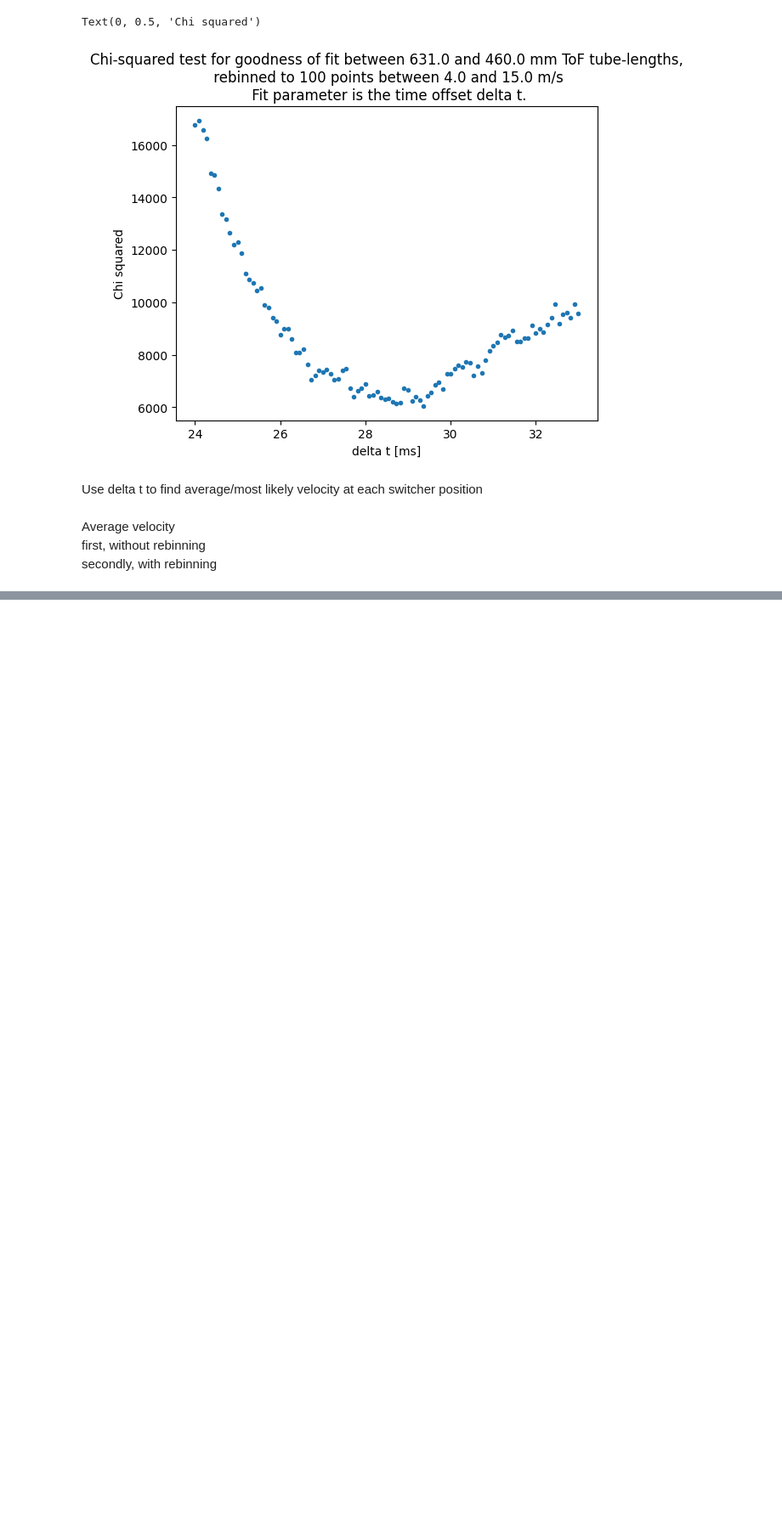
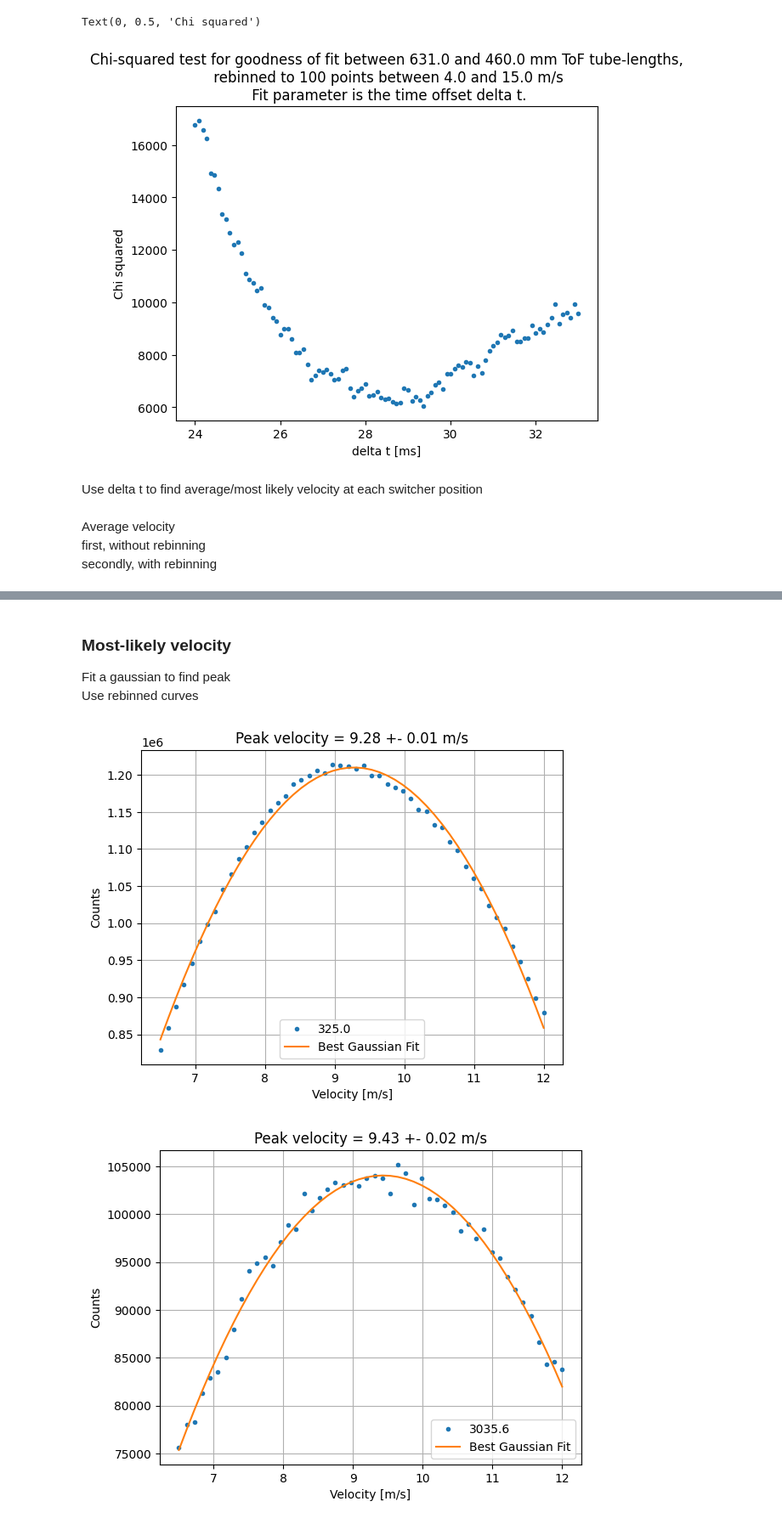
Before and after one commit to felixfisc/qBounce_turbine_sweetspot, a Jupyter notebook: cascade_ToF.ipynb, the cells around one changed output, grey strips where cells are left out. Shown at 85% size. Saved outputs shown, nothing was run; the diff lists cells and outputs as text; code cells hidden in the pictures; blank space fills up the shorter version.

Commit message:
added gaussian fit

```diff
--- a/cascade_ToF.ipynb
+++ b/cascade_ToF.ipynb
@@ -962,9 +962,6 @@ first, without rebinning
 secondly, with rebinning
 # %%
 #plot_tof_interpolate(data_s631, bin_darkcounts_s631, labels_s631, cut = 250, deltat = 28.3)
-
-s631_arr = [639.0, 639.0, 639.0, 639.0, 639.0, 639.0, 639.0]
-v_raw_s631, v_N_raw_s631 = get_raw_velspec(data_s631, bin_darkcounts_s631, s631_arr, deltat=28.3, labels=labels_s631, cut=250, do_plot=True)
 
 def find_averagevel(v, v_N, labels=None, do_print=False):
     # search for the the velocity at half the total counts
@@ -1006,13 +1003,19 @@ def find_averagevel(v, v_N, labels=None, do_print=False):
             print(f"Average velocity for {labels[n]} = {av_vels[n]:.2f} +{v_up-av_vels[n]:.2f} -{av_vels[n]-v_low:.2f} m/s, total counts = {totalcounts:.2f} +- {totalerror:.2f}")
     return av_vels, av_vel_errs
 
+s631_lengths = [639.0, 639.0, 639.0, 639.0, 639.0, 639.0, 639.0]
+v_raw_s631, v_N_raw_s631 = get_raw_velspec(data_s631, bin_darkcounts_s631, s631_lengths, deltat=28.3, labels=labels_s631, cut=250, do_plot=True)
+
 av_vels1, av_vels1_err = find_averagevel(v_raw_s631, v_N_raw_s631, labels=labels_s631, do_print=False)
-print(av_vels1)
+
+for i in range(len(av_vels1)):
+    print(f"Sw pos {labels_s631[i]}: Average vel = {av_vels1[i]:.2f} +- {av_vels1_err[i]:.2f} m/s")
 
 ## now same, but rebin
 v_s631, v_N_s631, v_N_err_s631 = rebin_velspec(v_raw_s631, v_N_raw_s631, 3.55, 20.0, 200, labels=labels_s631, do_plot=True)
 av_vels2, av_vels2_err = find_averagevel(v_s631, v_N_s631, labels=labels_s631)
-print(av_vels2)
-print(av_vels2_err)
+
+for i in range(len(av_vels2)):
+    print(f"Sw pos {labels_s631[i]}: Average vel = {av_vels2[i]:.2f} +- {av_vels2_err[i]:.2f} m/s")
 # %% [output]
 [figure]
@@ -1024,0 +1037,63 @@ print(av_vels2_err)
+# %% [markdown]
+### Most-likely velocity
+Fit a gaussian to find peak
+Use rebinned curves
+# %%
+
+# Gaussian function
+def gauss3(x,a,x0,sigma):
+    return a*np.exp(-(x-x0)**2/(2*sigma**2))
+def gauss4(x,a,x0,sigma, d):
+    return a*np.exp(-(x-x0)**2/(2*sigma**2)) + d
+
+def find_peakvel(v, v_N, labels=None, gausstype='fourpoints', do_plot=False, do_print=False):
+    peak_vels = np.zeros(len(v_N))
+    peak_vels_err = np.zeros(len(v_N))
+    for n in range(len(v_N)):
+        xdata = v
+        ydata = v_N[n]
+
+        if gausstype == 'fourpoints':
+            parameters, pcov = scipy.optimize.curve_fit(gauss4, xdata, ydata, p0=[1e6, 9.0, 3.0, 1e5])
+            fit_A, fit_B, fit_C, fit_D = parameters
+            err_A, err_B, err_C, err_D = np.sqrt(np.diag(pcov)) # diagonal elements are one standart deviation of parameter
+            fit_y = gauss4(xdata, fit_A, fit_B, fit_C, fit_D)
+            if do_print == True:
+                print(f"Fit parameters: A={fit_A:.2f}+-{err_A:.2f}, mean={fit_B:.2f}+-{err_B:.2f}, sigma={fit_C:.2f}+-{err_C:.2f}, D={fit_D:.2f}+-{err_D:.2f}")
+        elif gausstype == 'threepoints':
+            parameters, pcov = scipy.optimize.curve_fit(gauss3, xdata, ydata)#, p0=[1, 10.0, 1.0, 0.0])
+            fit_A, fit_B, fit_C= parameters
+            err_A, err_B, err_C= np.sqrt(np.diag(pcov)) # diagonal elements are one standart deviation of parameter
+            fit_y = gauss3(xdata, fit_A, fit_B, fit_C)
+            if do_print == True:
+                print(f"Fit parameters: A={fit_A:.2f}+-{err_A:.2f}, mean={fit_B:.2f}+-{err_B:.2f}, sigma={fit_C:.2f}+-{err_C:.2f}")
+        else:
+            print(f"Error: gausstype= {gausstype} not recocnized")
+            return
+
+
+        peak_vels[n] = fit_B
+        peak_vels_err[n] = err_B
+        if do_plot == True:
+            plt.plot(xdata, ydata, '.', label=labels[n])
+            plt.plot(xdata, fit_y, '-', label='Best Gaussian Fit')
+            plt.legend()
+            plt.xlabel("Velocity [m/s]")
+            plt.ylabel("Counts")
+            plt.title(f"Peak velocity = {fit_B:.2f} +- {err_B:.2f} m/s")
+            plt.grid(True)
+            plt.show()
+
+
+    return peak_vels, peak_vels_err
+
+# smaller intervalls around peak
+v_s631_peak, v_N_s631_peak, v_N_err_s631_peak = rebin_velspec(v_raw_s631, v_N_raw_s631, 6.5, 12.0, 50, labels=labels_s631, do_plot=False)
+peak_vels, peak_vels_err = find_peakvel(v_s631_peak, v_N_s631_peak, labels=labels_s631, gausstype='fourpoints', do_plot=True, do_print=False)
+
+for i in range(len(peak_vels)):
+    print(f"Sw pos {labels_s631[i]}: Peak vel = {peak_vels[i]:.2f} +- {peak_vels_err[i]:.2f} m/s")
+#plot_tof_interpolate(data_s631, bin_darkcounts_s631, labels_s631, cut = 250, deltat = 28.3)
+# %% [output]
+[figure, added]
+[figure, added]
```
Also changed, not shown: parts of 2 cells of this notebook, 1 other file.
